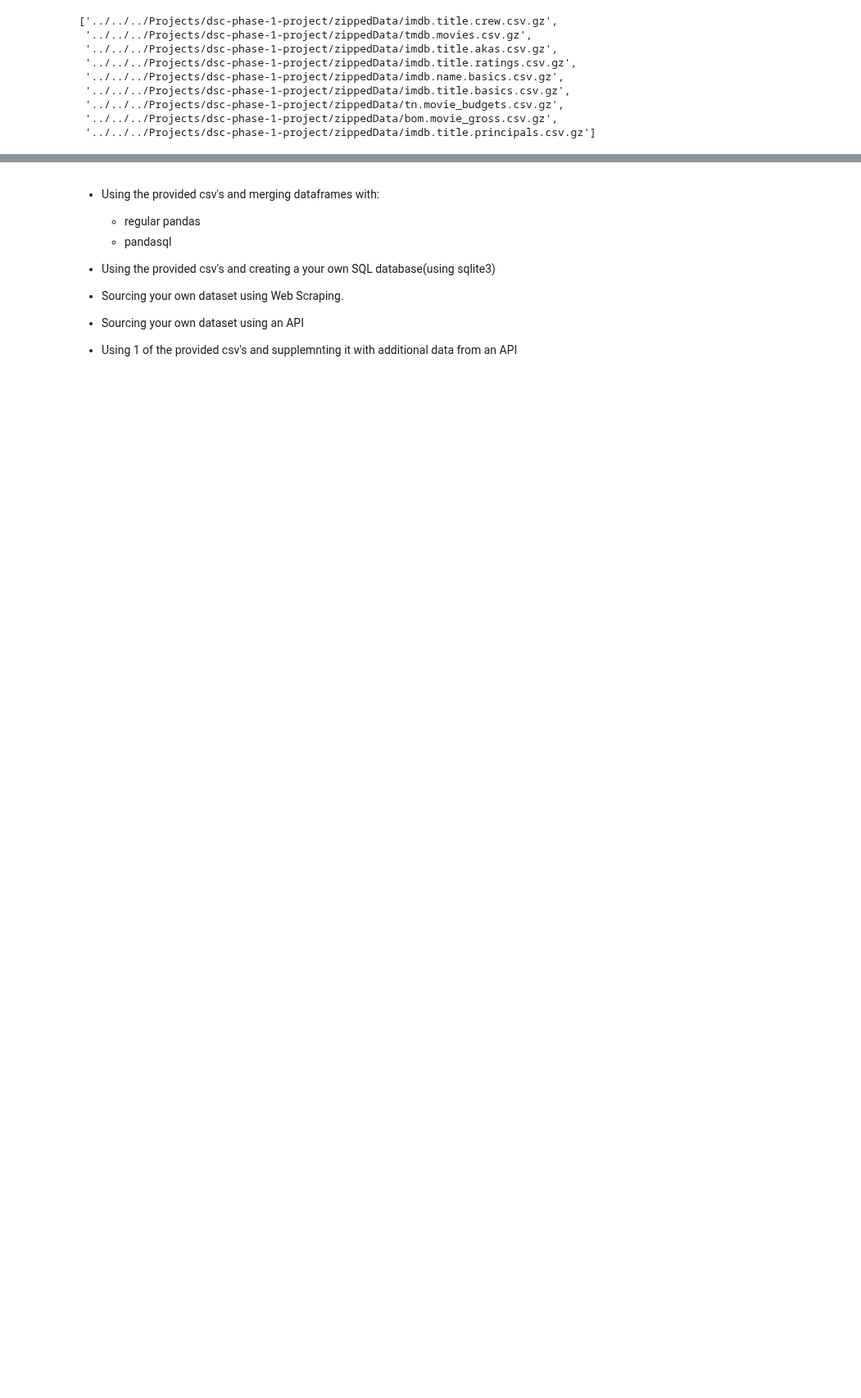
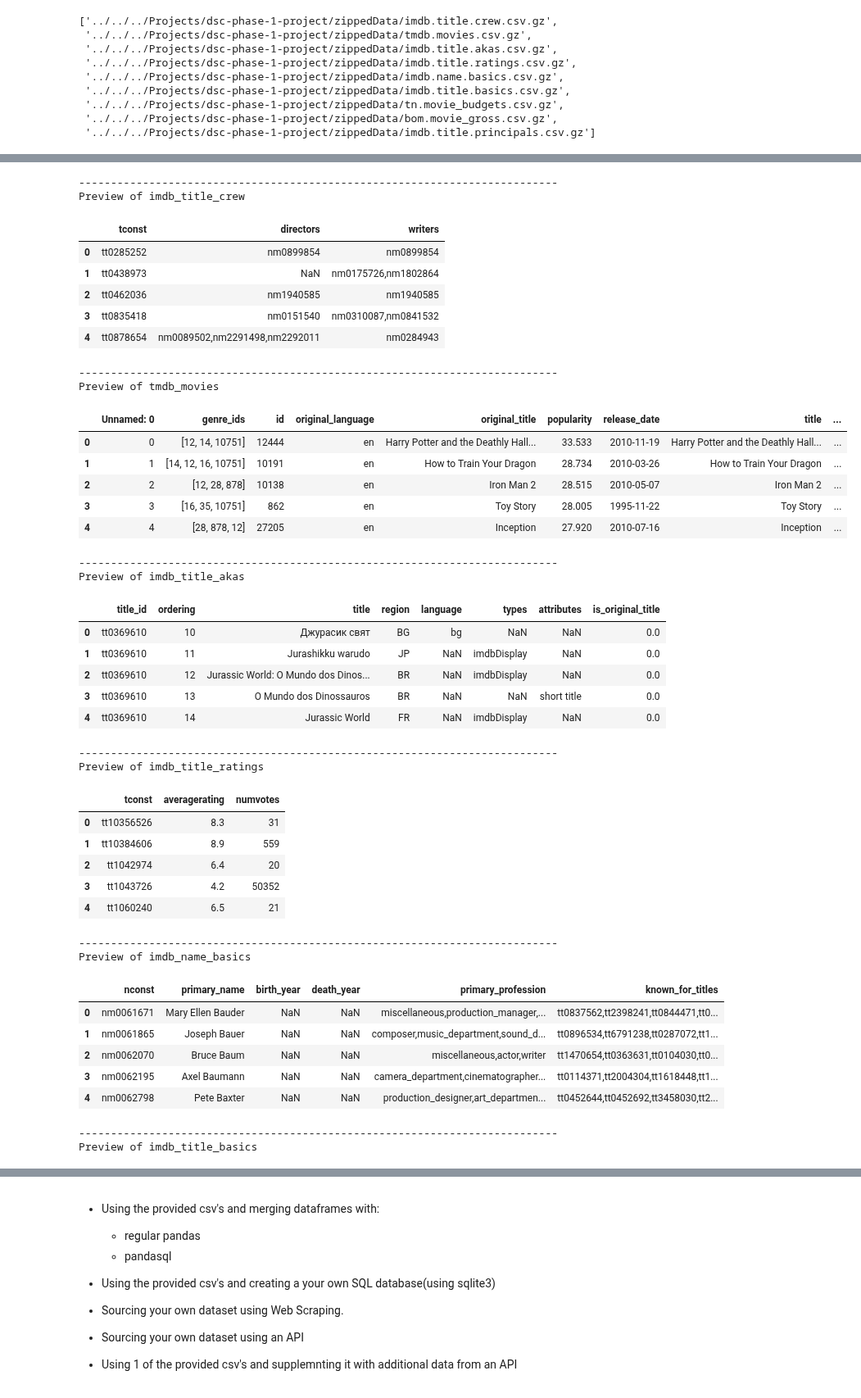
Before and after one commit to flatiron-school/Online-DS-FT-022221-Cohort-Notes, a Jupyter notebook: Phase_1/phase_1_project/student.ipynb, the cells around one changed output, grey strips where cells are left out. Shown at 82% size. Saved outputs shown, nothing was run; the diff lists cells and outputs as text; code cells hidden in the pictures; blank space fills up the shorter version.

```diff
--- a/Phase_1/phase_1_project/student.ipynb
+++ b/Phase_1/phase_1_project/student.ipynb
@@ -68,0 +65,58 @@ files
+# %%
+## Load all files into a dict using their filename as key
+tables = {}
+dashes='---'*25
+
+for file in files:
+    ## Save a variable-friendly version of the file name
+    table_name = file.replace('.csv.gz','').split('/')[-1].replace('.','_')
+    print(dashes)
+
+    ## Load and preview dataframe
+    print(f"Preview of {table_name}")
+    tables[table_name] = pd.read_csv(file)
+    display(tables[table_name].head(5))
+    print()
+# %% [output]
+---------------------------------------------------------------------------
+Preview of imdb_title_crew
+|  | tconst | directors | writers |
+| 0 | tt0285252 | nm0899854 | nm0899854 |
+| 1 | tt0438973 | NaN | nm0175726,nm1802864 |
+| 2 | tt0462036 | nm1940585 | nm1940585 |
+| 3 | tt0835418 | nm0151540 | nm0310087,nm0841532 |
+| 4 | tt0878654 | nm0089502,nm2291498,nm2292011 | nm0284943 |
+---------------------------------------------------------------------------
+Preview of tmdb_movies
+|  | Unnamed: 0 | genre_ids | id | original_language | original_title | popularity | release_date | title | ... |
+| 0 | 0 | [12, 14, 10751] | 12444 | en | Harry Potter and the Deathly Hall... | 33.533 | 2010-11-19 | Harry Potter and the Deathly Hall... | ... |
+| 1 | 1 | [14, 12, 16, 10751] | 10191 | en | How to Train Your Dragon | 28.734 | 2010-03-26 | How to Train Your Dragon | ... |
+| 2 | 2 | [12, 28, 878] | 10138 | en | Iron Man 2 | 28.515 | 2010-05-07 | Iron Man 2 | ... |
+| 3 | 3 | [16, 35, 10751] | 862 | en | Toy Story | 28.005 | 1995-11-22 | Toy Story | ... |
+| 4 | 4 | [28, 878, 12] | 27205 | en | Inception | 27.920 | 2010-07-16 | Inception | ... |
+---------------------------------------------------------------------------
+Preview of imdb_title_akas
+|  | title_id | ordering | title | region | language | types | attributes | is_original_title |
+| 0 | tt0369610 | 10 | Джурасик свят | BG | bg | NaN | NaN | 0.0 |
+| 1 | tt0369610 | 11 | Jurashikku warudo | JP | NaN | imdbDisplay | NaN | 0.0 |
+| 2 | tt0369610 | 12 | Jurassic World: O Mundo dos Dinos... | BR | NaN | imdbDisplay | NaN | 0.0 |
+| 3 | tt0369610 | 13 | O Mundo dos Dinossauros | BR | NaN | NaN | short title | 0.0 |
+| 4 | tt0369610 | 14 | Jurassic World | FR | NaN | imdbDisplay | NaN | 0.0 |
+---------------------------------------------------------------------------
+Preview of imdb_title_ratings
+|  | tconst | averagerating | numvotes |
+| 0 | tt10356526 | 8.3 | 31 |
+| 1 | tt10384606 | 8.9 | 559 |
+| 2 | tt1042974 | 6.4 | 20 |
+| 3 | tt1043726 | 4.2 | 50352 |
+| 4 | tt1060240 | 6.5 | 21 |
+---------------------------------------------------------------------------
+Preview of imdb_name_basics
+|  | nconst | primary_name | birth_year | death_year | primary_profession | known_for_titles |
+| 0 | nm0061671 | Mary Ellen Bauder | NaN | NaN | miscellaneous,production_manager,... | tt0837562,tt2398241,tt0844471,tt0... |
+| 1 | nm0061865 | Joseph Bauer | NaN | NaN | composer,music_department,sound_d... | tt0896534,tt6791238,tt0287072,tt1... |
+| 2 | nm0062070 | Bruce Baum | NaN | NaN | miscellaneous,actor,writer | tt1470654,tt0363631,tt0104030,tt0... |
+| 3 | nm0062195 | Axel Baumann | NaN | NaN | camera_department,cinematographer... | tt0114371,tt2004304,tt1618448,tt1... |
+| 4 | nm0062798 | Pete Baxter | NaN | NaN | production_designer,art_departmen... | tt0452644,tt0452692,tt3458030,tt2... |
+---------------------------------------------------------------------------
+Preview of imdb_title_basics
```
Also changed, not shown: parts of 14 cells of this notebook, 1 other file.
